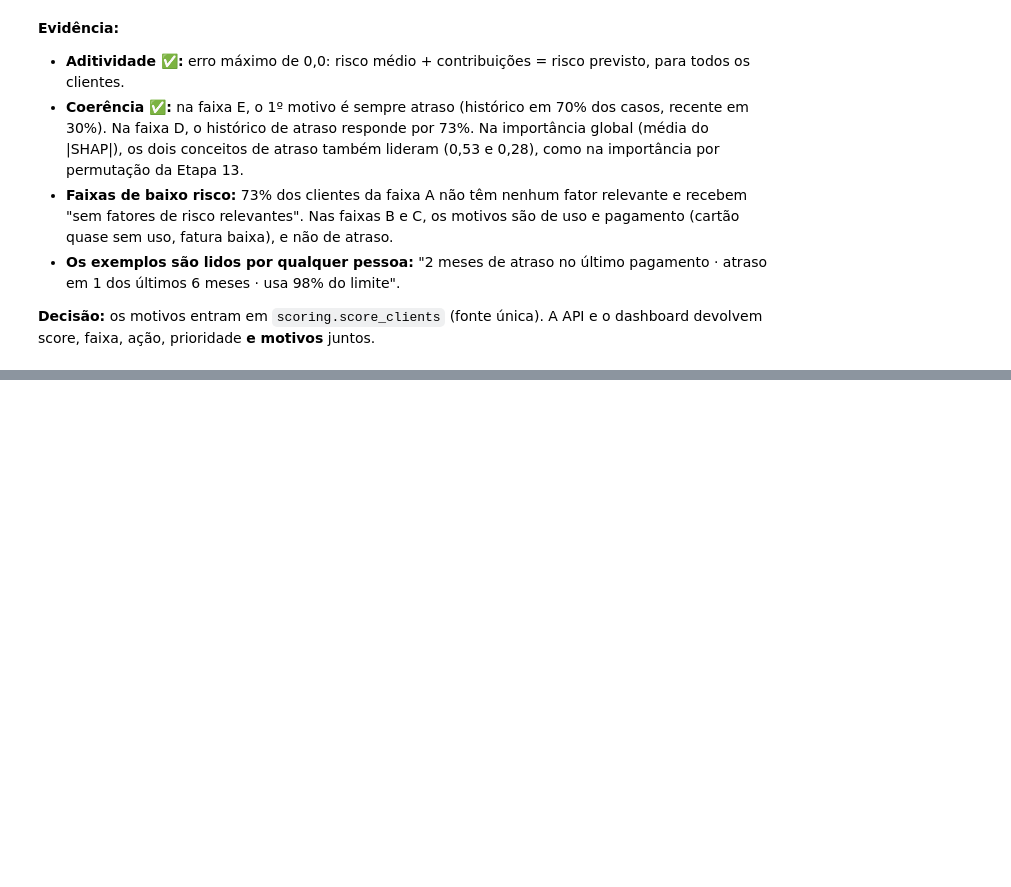
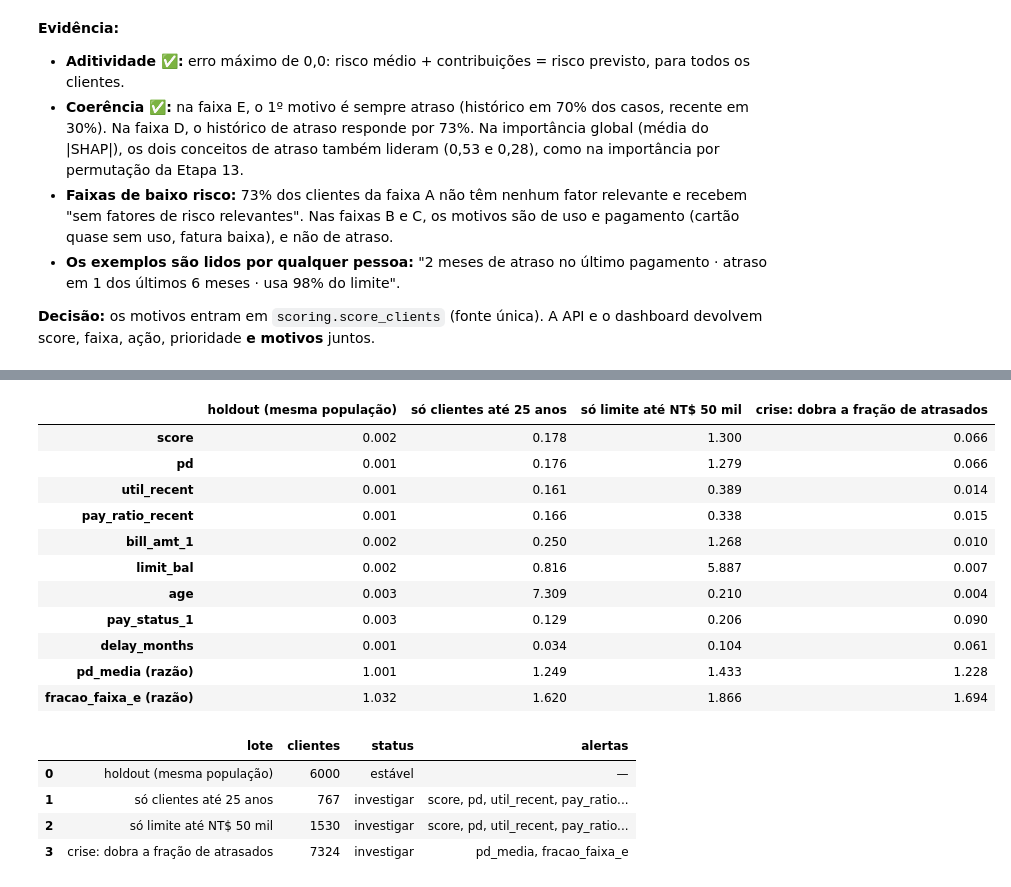
Before and after one commit to RToyoyama/credit-risk-semantix, a Jupyter notebook: notebooks/03_modelagem_e_decisao.ipynb, the cells around one changed output, grey strips where cells are left out. Cells and saved outputs as stored; diff of their text form; code cells hidden in the pictures; blank space fills up the shorter version.

```diff
--- a/notebooks/03_modelagem_e_decisao.ipynb
+++ b/notebooks/03_modelagem_e_decisao.ipynb
@@ -1410,0 +1421,42 @@ pd.read_csv(config.REPORTS_DIR / "reasons_examples.csv")[
+# %%
+import json
+
+if RERUN_EXPERIMENTS:
+    from credit_risk.monitoring import main as run_monitor
+
+    run_monitor()
+mon = json.loads(config.MONITORING_REPORT.read_text())
+psi_table = pd.DataFrame({r["lote"]: {k: v["psi"] for k, v in r["variaveis"].items()} for r in mon})
+ind_table = pd.DataFrame(
+    {r["lote"]: {f"{k} (razão)": v["razao"] for k, v in r["indicadores"].items()} for r in mon}
+)
+display(pd.concat([psi_table, ind_table]).round(3))
+pd.DataFrame(
+    [
+        {
+            "lote": r["lote"],
+            "clientes": r["clientes"],
+            "status": r["status_geral"],
+            "alertas": ", ".join(r["alertas"]) or "—",
+        }
+        for r in mon
+    ]
+)
+# %% [output]
+|  | holdout (mesma população) | só clientes até 25 anos | só limite até NT$ 50 mil | crise: dobra a fração de atrasados |
+| score | 0.002 | 0.178 | 1.300 | 0.066 |
+| pd | 0.001 | 0.176 | 1.279 | 0.066 |
+| util_recent | 0.001 | 0.161 | 0.389 | 0.014 |
+| pay_ratio_recent | 0.001 | 0.166 | 0.338 | 0.015 |
+| bill_amt_1 | 0.002 | 0.250 | 1.268 | 0.010 |
+| limit_bal | 0.002 | 0.816 | 5.887 | 0.007 |
+| age | 0.003 | 7.309 | 0.210 | 0.004 |
+| pay_status_1 | 0.003 | 0.129 | 0.206 | 0.090 |
+| delay_months | 0.001 | 0.034 | 0.104 | 0.061 |
+| pd_media (razão) | 1.001 | 1.249 | 1.433 | 1.228 |
+| fracao_faixa_e (razão) | 1.032 | 1.620 | 1.866 | 1.694 |
+|  | lote | clientes | status | alertas |
+| 0 | holdout (mesma população) | 6000 | estável | — |
+| 1 | só clientes até 25 anos | 767 | investigar | score, pd, util_recent, pay_ratio... |
+| 2 | só limite até NT$ 50 mil | 1530 | investigar | score, pd, util_recent, pay_ratio... |
+| 3 | crise: dobra a fração de atrasados | 7324 | investigar | pd_media, fracao_faixa_e |
```
Also changed, not shown: parts of 3 cells of this notebook, 11 other files.
